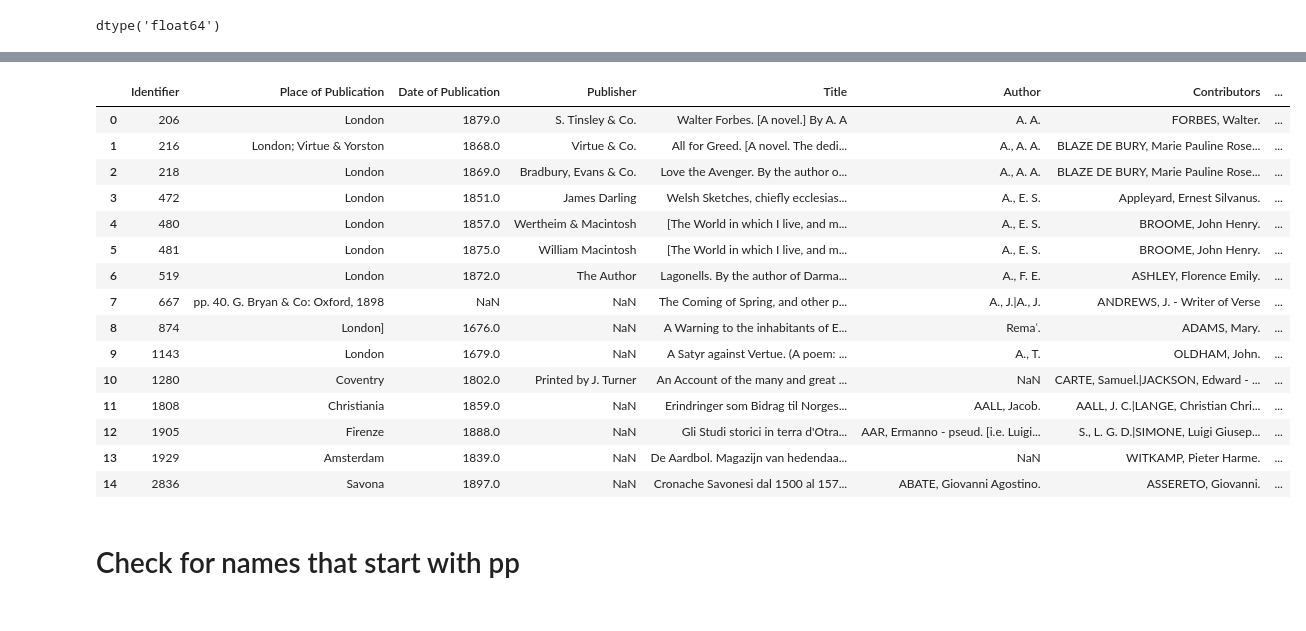
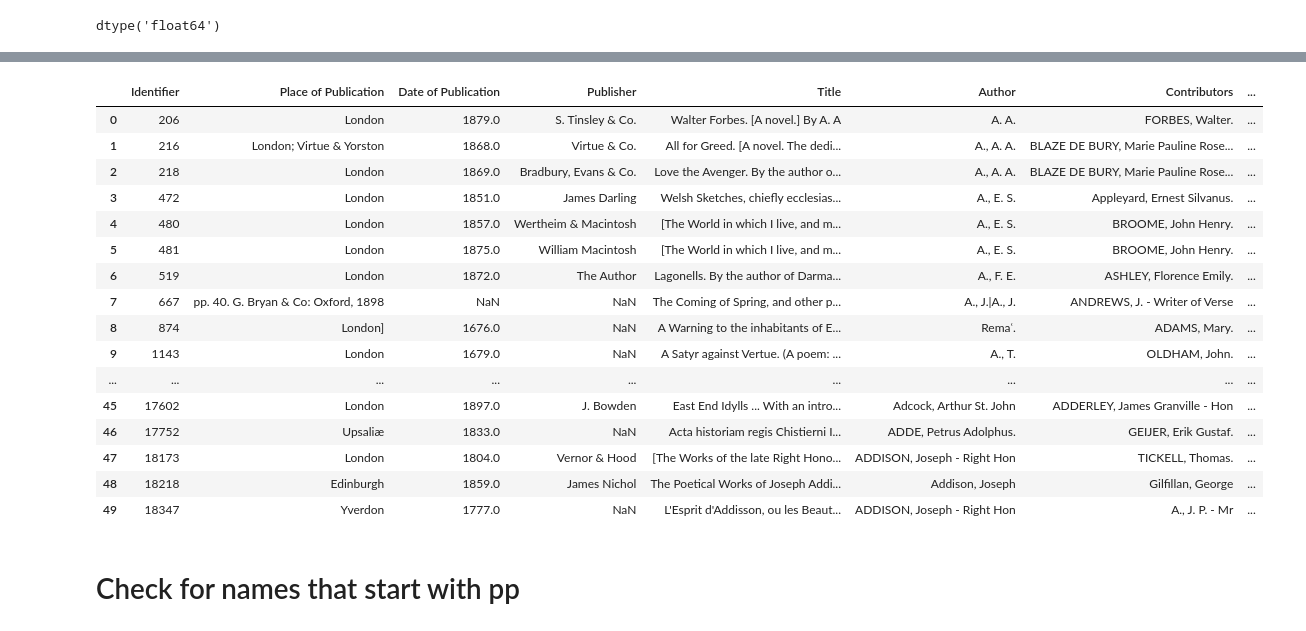
Before and after one commit to mushashank/Books_dataset, a Jupyter notebook: real-python_data_practice.ipynb, the cells around one changed output, grey strips where cells are left out. Cells and saved outputs as stored; diff of their text form; code cells hidden in the pictures.

```diff
--- a/real-python_data_practice.ipynb
+++ b/real-python_data_practice.ipynb
@@ -217,23 +217,24 @@ pp. 59. Blackwell: Oxford, [1919.]                               1
 Name: Place of Publication, dtype: int64
 # %%
-df.head(15)
+df.head(50)
 # %% [output]
 |  | Identifier | Place of Publication | Date of Publication | Publisher | Title | Author | Contributors | ... |
 | 0 | 206 | London | 1879.0 | S. Tinsley & Co. | Walter Forbes. [A novel.] By A. A | A. A. | FORBES, Walter. | ... |
 | 1 | 216 | London; Virtue & Yorston | 1868.0 | Virtue & Co. | All for Greed. [A novel. The dedi... | A., A. A. | BLAZE DE BURY, Marie Pauline Rose... | ... |
 | 2 | 218 | London | 1869.0 | Bradbury, Evans & Co. | Love the Avenger. By the author o... | A., A. A. | BLAZE DE BURY, Marie Pauline Rose... | ... |
 | 3 | 472 | London | 1851.0 | James Darling | Welsh Sketches, chiefly ecclesias... | A., E. S. | Appleyard, Ernest Silvanus. | ... |
 | 4 | 480 | London | 1857.0 | Wertheim & Macintosh | [The World in which I live, and m... | A., E. S. | BROOME, John Henry. | ... |
 | 5 | 481 | London | 1875.0 | William Macintosh | [The World in which I live, and m... | A., E. S. | BROOME, John Henry. | ... |
 | 6 | 519 | London | 1872.0 | The Author | Lagonells. By the author of Darma... | A., F. E. | ASHLEY, Florence Emily. | ... |
 | 7 | 667 | pp. 40. G. Bryan & Co: Oxford, 1898 | NaN | NaN | The Coming of Spring, and other p... | A., J.|A., J. | ANDREWS, J. - Writer of Verse | ... |
 | 8 | 874 | London] | 1676.0 | NaN | A Warning to the inhabitants of E... | Remaʿ. | ADAMS, Mary. | ... |
 | 9 | 1143 | London | 1679.0 | NaN | A Satyr against Vertue. (A poem: ... | A., T. | OLDHAM, John. | ... |
-| 10 | 1280 | Coventry | 1802.0 | Printed by J. Turner | An Account of the many and great ... | NaN | CARTE, Samuel.|JACKSON, Edward - ... | ... |
-| 11 | 1808 | Christiania | 1859.0 | NaN | Erindringer som Bidrag til Norges... | AALL, Jacob. | AALL, J. C.|LANGE, Christian Chri... | ... |
-| 12 | 1905 | Firenze | 1888.0 | NaN | Gli Studi storici in terra d'Otra... | AAR, Ermanno - pseud. [i.e. Luigi... | S., L. G. D.|SIMONE, Luigi Giusep... | ... |
-| 13 | 1929 | Amsterdam | 1839.0 | NaN | De Aardbol. Magazijn van hedendaa... | NaN | WITKAMP, Pieter Harme. | ... |
-| 14 | 2836 | Savona | 1897.0 | NaN | Cronache Savonesi dal 1500 al 157... | ABATE, Giovanni Agostino. | ASSERETO, Giovanni. | ... |
+| ... | ... | ... | ... | ... | ... | ... | ... | ... |
+| 45 | 17602 | London | 1897.0 | J. Bowden | East End Idylls ... With an intro... | Adcock, Arthur St. John | ADDERLEY, James Granville - Hon | ... |
+| 46 | 17752 | Upsaliæ | 1833.0 | NaN | Acta historiam regis Chistierni I... | ADDE, Petrus Adolphus. | GEIJER, Erik Gustaf. | ... |
+| 47 | 18173 | London | 1804.0 | Vernor & Hood | [The Works of the late Right Hono... | ADDISON, Joseph - Right Hon | TICKELL, Thomas. | ... |
+| 48 | 18218 | Edinburgh | 1859.0 | James Nichol | The Poetical Works of Joseph Addi... | Addison, Joseph | Gilfillan, George | ... |
+| 49 | 18347 | Yverdon | 1777.0 | NaN | L'Esprit d'Addisson, ou les Beaut... | ADDISON, Joseph - Right Hon | A., J. P. - Mr | ... |
 # %% [markdown]
 # Check for names that start with pp
 # %%
```
Also changed, not shown: parts of 24 cells of this notebook.
